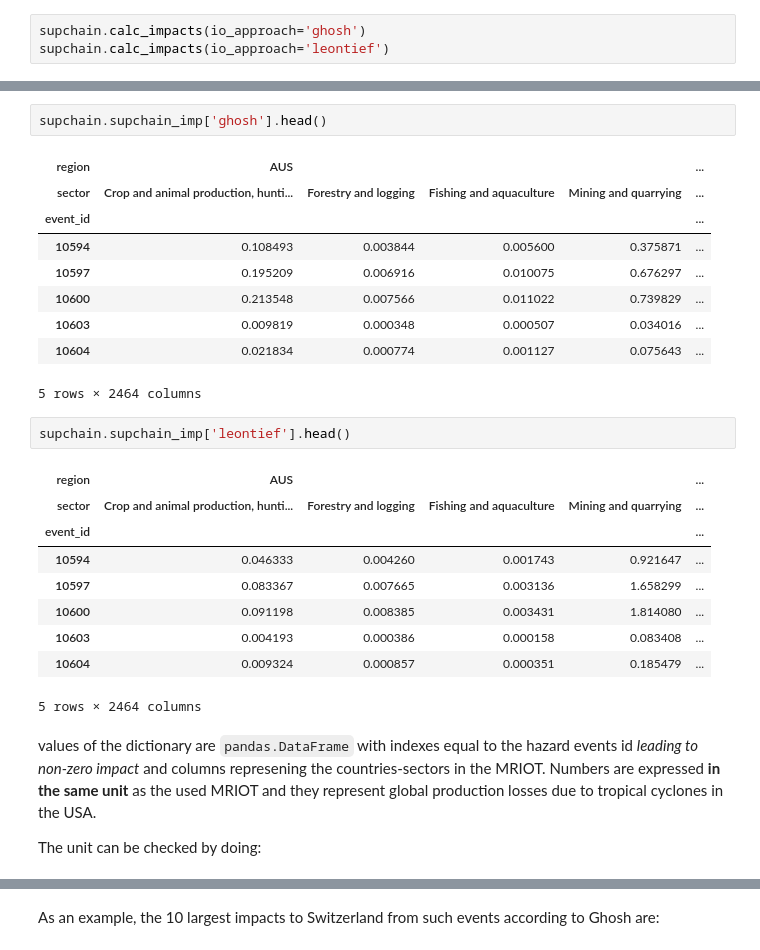
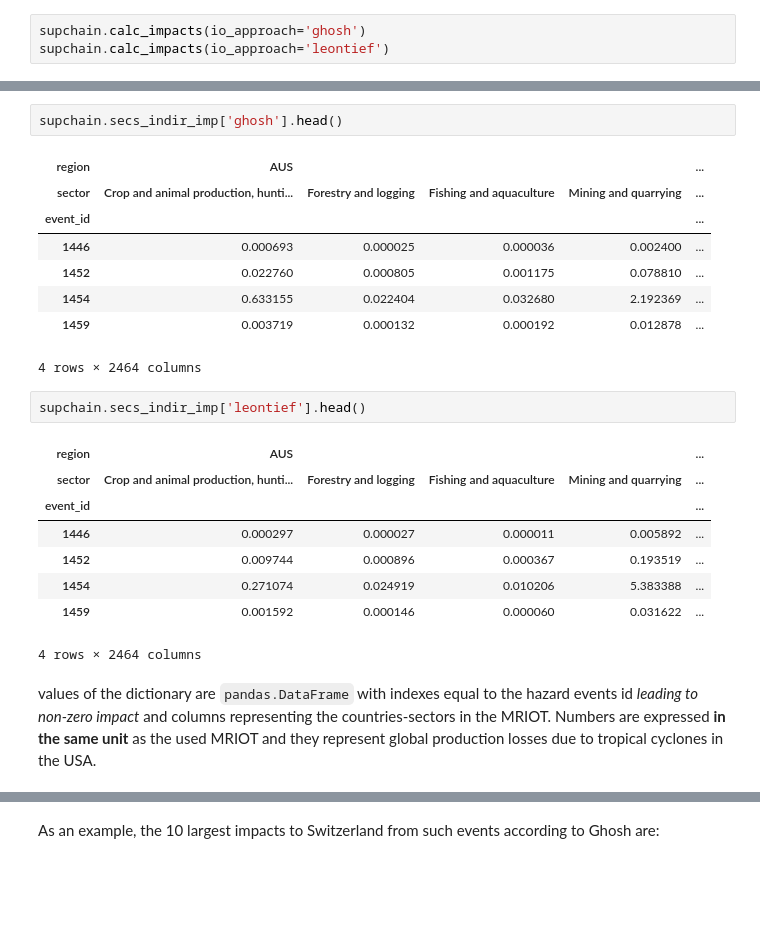
Before and after one commit to CLIMADA-project/climada_petals, a Jupyter notebook: doc/tutorial/climada_engine_SupplyChain.ipynb, the cells around one changed output, grey strips where cells are left out. Drawn from its saved outputs; the diff is of its cells as text; blank space fills up the shorter version.

```diff
--- a/doc/tutorial/climada_engine_SupplyChain.ipynb
+++ b/doc/tutorial/climada_engine_SupplyChain.ipynb
@@ -259,30 +343,26 @@ supchain.supchain_imp.keys()
 # %% [output]
 dict_keys(['ghosh', 'leontief'])
 # %%
-supchain.supchain_imp['ghosh'].head()
+supchain.secs_indir_imp['ghosh'].head()
 # %% [output]
 | region | AUS |  |  |  | ... |
 | sector | Crop and animal production, hunti... | Forestry and logging | Fishing and aquaculture | Mining and quarrying | ... |
 | event_id |  |  |  |  | ... |
-| 10594 | 0.108493 | 0.003844 | 0.005600 | 0.375871 | ... |
-| 10597 | 0.195209 | 0.006916 | 0.010075 | 0.676297 | ... |
-| 10600 | 0.213548 | 0.007566 | 0.011022 | 0.739829 | ... |
-| 10603 | 0.009819 | 0.000348 | 0.000507 | 0.034016 | ... |
-| 10604 | 0.021834 | 0.000774 | 0.001127 | 0.075643 | ... |
+| 1446 | 0.000693 | 0.000025 | 0.000036 | 0.002400 | ... |
+| 1452 | 0.022760 | 0.000805 | 0.001175 | 0.078810 | ... |
+| 1454 | 0.633155 | 0.022404 | 0.032680 | 2.192369 | ... |
+| 1459 | 0.003719 | 0.000132 | 0.000192 | 0.012878 | ... |
-5 rows × 2464 columns
+4 rows × 2464 columns
 # %%
-supchain.supchain_imp['leontief'].head()
+supchain.secs_indir_imp['leontief'].head()
 # %% [output]
 | region | AUS |  |  |  | ... |
 | sector | Crop and animal production, hunti... | Forestry and logging | Fishing and aquaculture | Mining and quarrying | ... |
 | event_id |  |  |  |  | ... |
-| 10594 | 0.046333 | 0.004260 | 0.001743 | 0.921647 | ... |
-| 10597 | 0.083367 | 0.007665 | 0.003136 | 1.658299 | ... |
-| 10600 | 0.091198 | 0.008385 | 0.003431 | 1.814080 | ... |
-| 10603 | 0.004193 | 0.000386 | 0.000158 | 0.083408 | ... |
-| 10604 | 0.009324 | 0.000857 | 0.000351 | 0.185479 | ... |
+| 1446 | 0.000297 | 0.000027 | 0.000011 | 0.005892 | ... |
+| 1452 | 0.009744 | 0.000896 | 0.000367 | 0.193519 | ... |
+| 1454 | 0.271074 | 0.024919 | 0.010206 | 5.383388 | ... |
+| 1459 | 0.001592 | 0.000146 | 0.000060 | 0.031622 | ... |
-5 rows × 2464 columns
+4 rows × 2464 columns
 # %% [markdown]
-values of the dictionary are `pandas.DataFrame` with indexes equal to the hazard events id *leading to non-zero impact* and columns represening the countries-sectors in the MRIOT. Numbers are expressed **in the same unit** as the used MRIOT and they represent global production losses due to tropical cyclones in the USA.
-
-The unit can be checked by doing:
+values of the dictionary are `pandas.DataFrame` with indexes equal to the hazard events id *leading to non-zero impact* and columns representing the countries-sectors in the MRIOT. Numbers are expressed **in the same unit** as the used MRIOT and they represent global production losses due to tropical cyclones in the USA.
```
Also changed, not shown: parts of 46 cells of this notebook, 1 other file.
